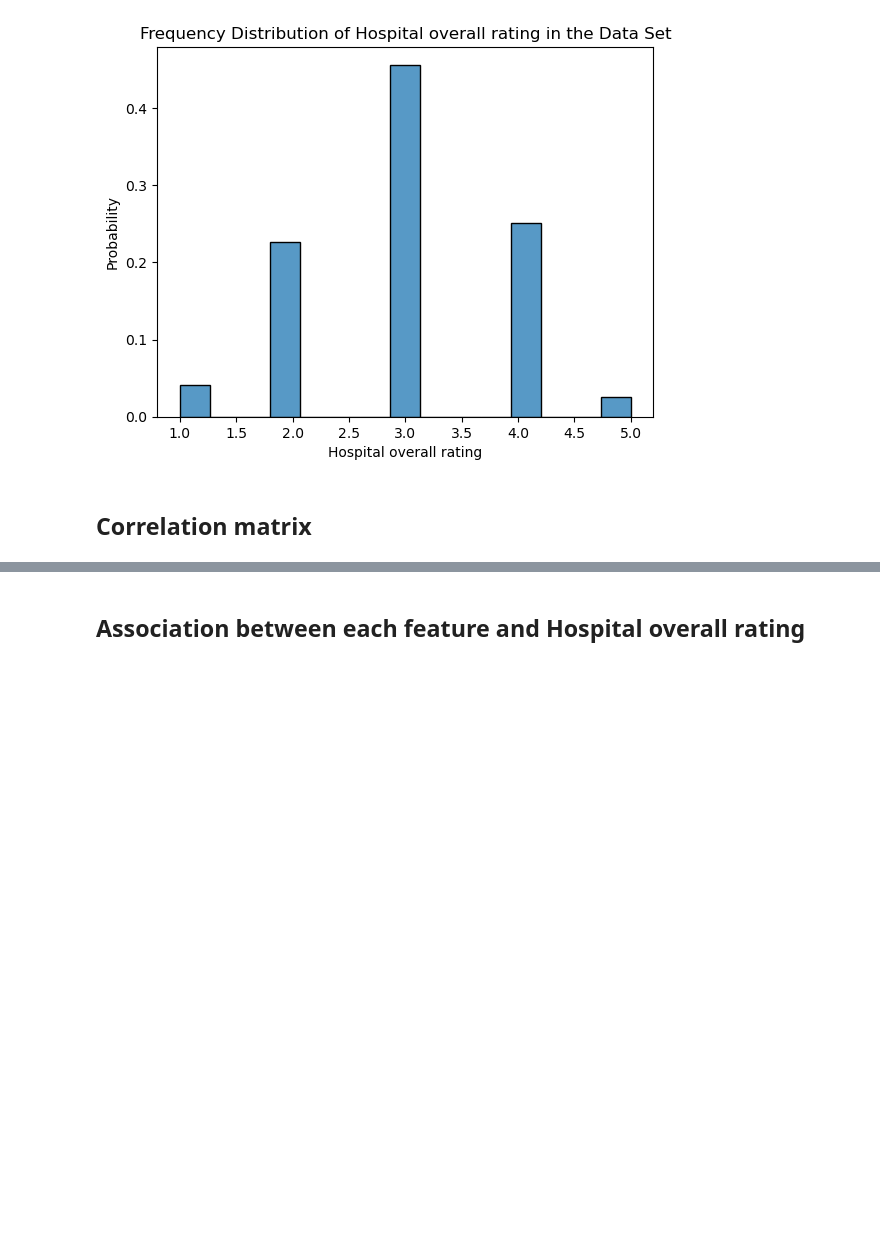
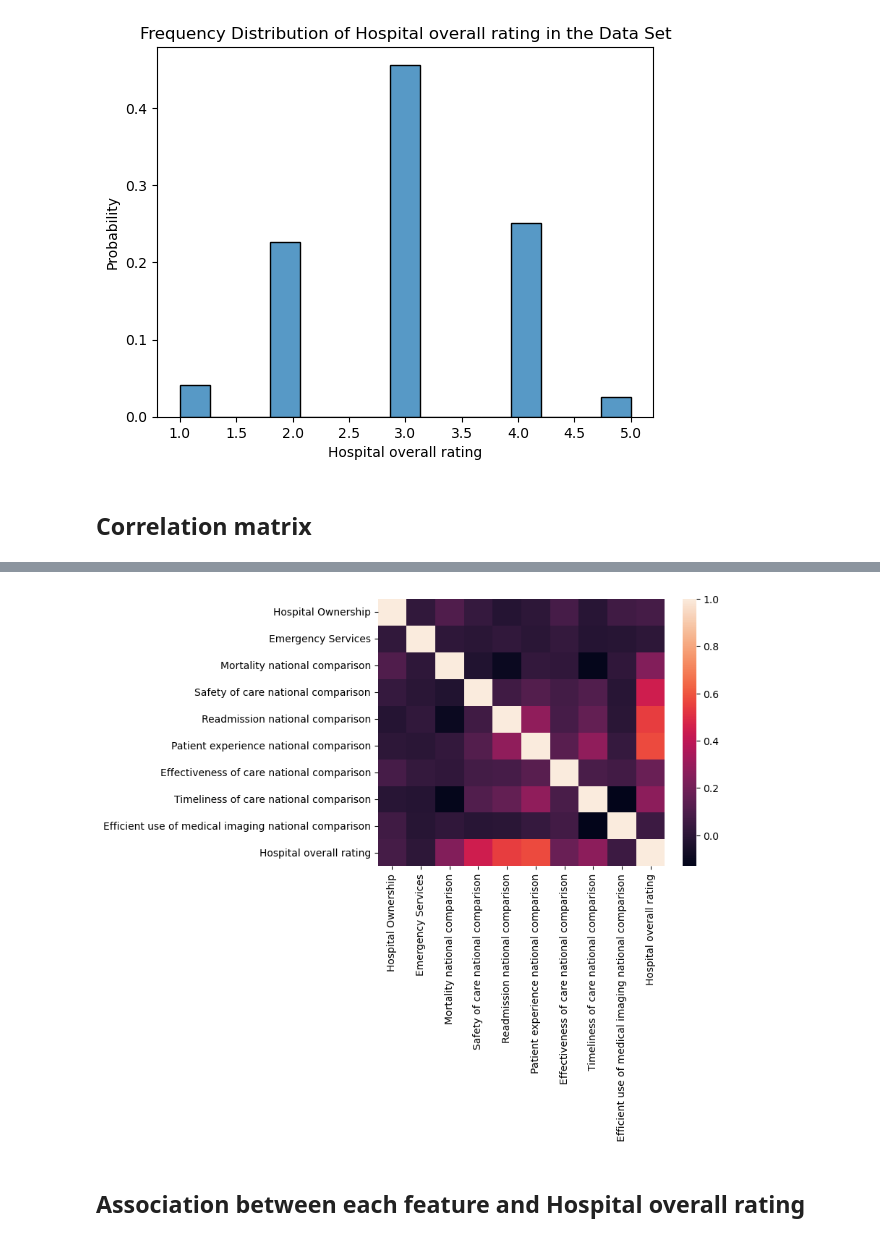
Before and after one commit to dechen001/ECE-225A-Project, a Jupyter notebook: Project_EDA.ipynb, the cells around one changed output, grey strips where cells are left out. Cells and saved outputs as stored; diff of their text form; code cells hidden in the pictures; blank space fills up the shorter version.

```diff
--- a/Project_EDA.ipynb
+++ b/Project_EDA.ipynb
@@ -42,4 +58,4 @@ Text(0.5, 1.0, 'Frequency Distribution of Hospital overall rating in the Data Se
 # %% [markdown]
 ## Correlation matrix
 # %%
-df.corr()['Hospital overall rating']
+matrix = df.corr()
@@ -58,3 +76,8 @@ Name: Hospital overall rating, dtype: float64
+# %%
+sns.heatmap(matrix)
+plt.show()
+# %% [output]
+[figure, added]
 # %% [markdown]
 ## Association between each feature and Hospital overall rating
 # %%
```
Also changed, not shown: parts of 3 cells of this notebook, 1 other file.
